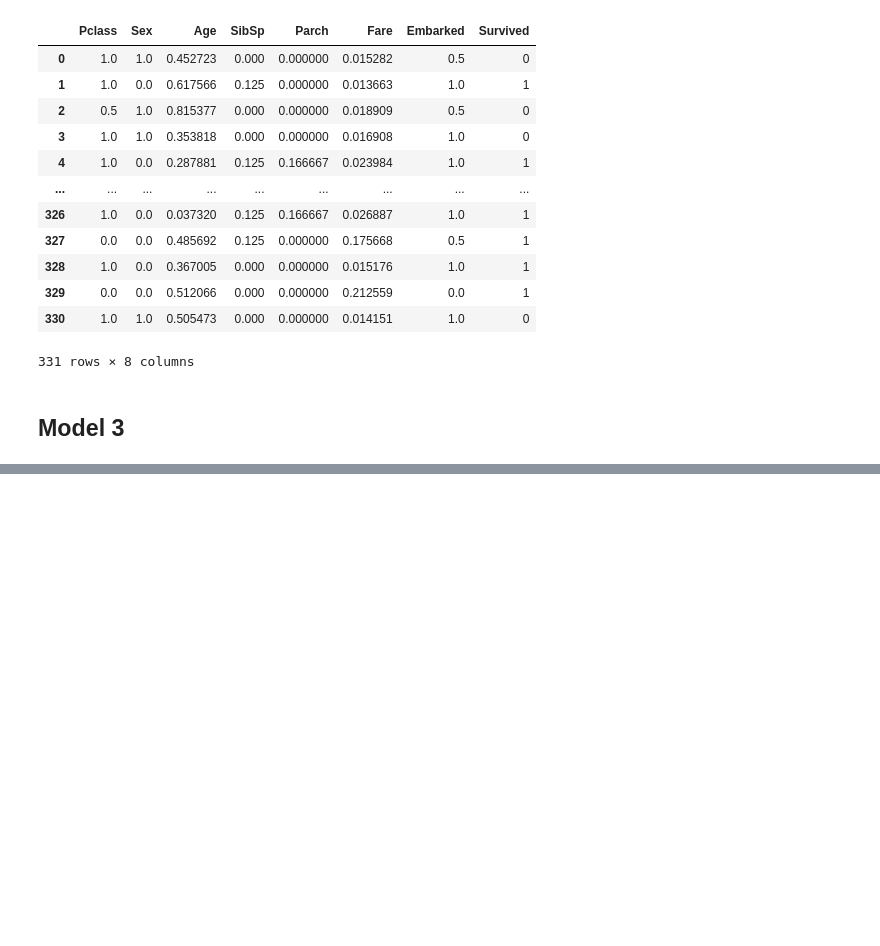
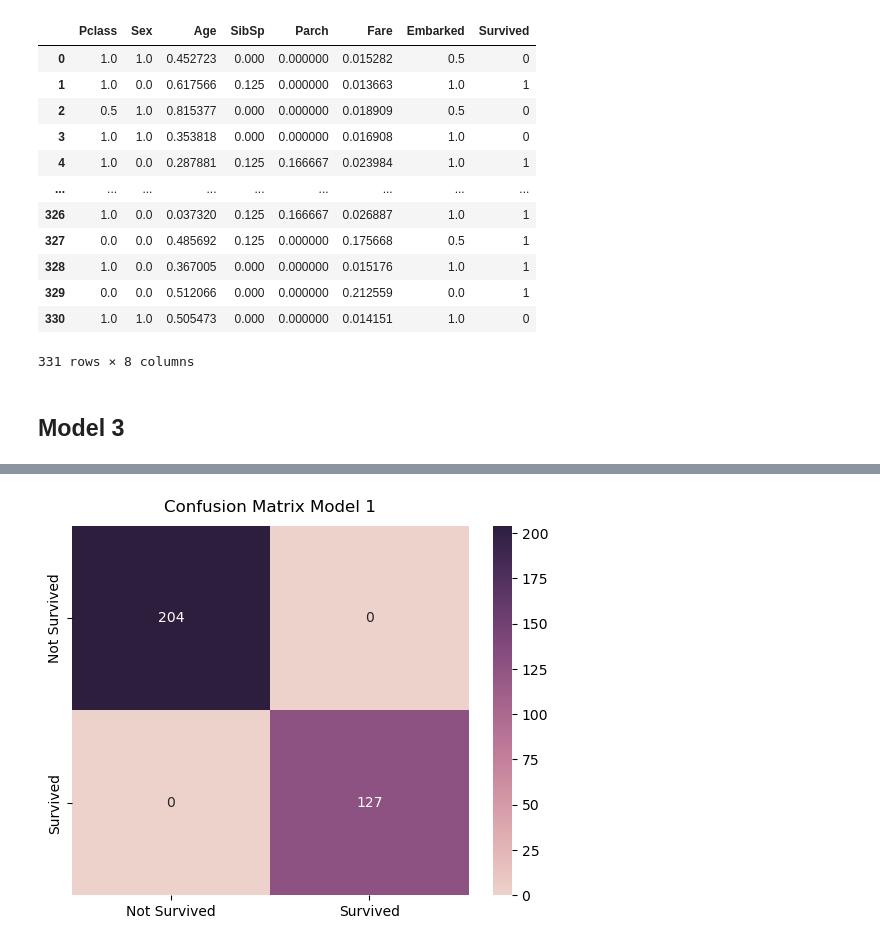
Before and after one commit to WawanWidiantara/Single-Layer-Perceptron, a Jupyter notebook: Single-Layer-Perceptron/experiment/iqbal-slp.ipynb, the cells around one changed output, grey strips where cells are left out. Drawn from its saved outputs; the diff is of its cells as text; code cells hidden in the pictures; blank space fills up the shorter version.

```diff
--- a/Single-Layer-Perceptron/experiment/iqbal-slp.ipynb
+++ b/Single-Layer-Perceptron/experiment/iqbal-slp.ipynb
@@ -1702,0 +959,17 @@ print(predictions)
+# %%
+def plot_cm(matrix, title):
+    ax = plt.subplot()
+    sns.heatmap(matrix, annot=True, fmt='g', ax=ax, cmap=sns.cubehelix_palette(as_cmap=True))
+
+    ax.set_title(f'Confusion Matrix {title}', pad=10);
+    ax.xaxis.set_ticklabels(['Not Survived', 'Survived']);ax.yaxis.set_ticklabels(['Not Survived', 'Survived'])
+    plt.show()
+# %%
+lr = 0.01
+epochs = 1000
+# %%
+optimizer = keras.optimizers.SGD(learning_rate=0.01)
+keras.utils.set_random_seed(42)
+model = keras.Sequential([keras.layers.Dense(units=1, input_shape=[len(x_train_normalize[0])], activation='sigmoid', kernel_initializer='random_uniform')])
+model.compile(optimizer=optimizer, loss='mean_squared_error', metrics=['accuracy'])
+model.summary()
@@ -1702,0 +999,7 @@ print(predictions)
+# %%
+model.fit(x_train_normalize, y_train_normalize, epochs=epochs)
+
+predict = model.predict(x_test_normalize)
+predict = np.round(predict)
+predict = predict.astype(int)
+predict = predict.reshape(1, -1)[0]
@@ -1702,0 +1027,5 @@ print(predictions)
+# %%
+model1_cf1 = confusion_matrix(y_test_normalize, predict)
+plot_cm(model1_cf1, 'Model 1')
+# %% [output]
+[figure, added]
```
Also changed, not shown: parts of 100 cells of this notebook.
